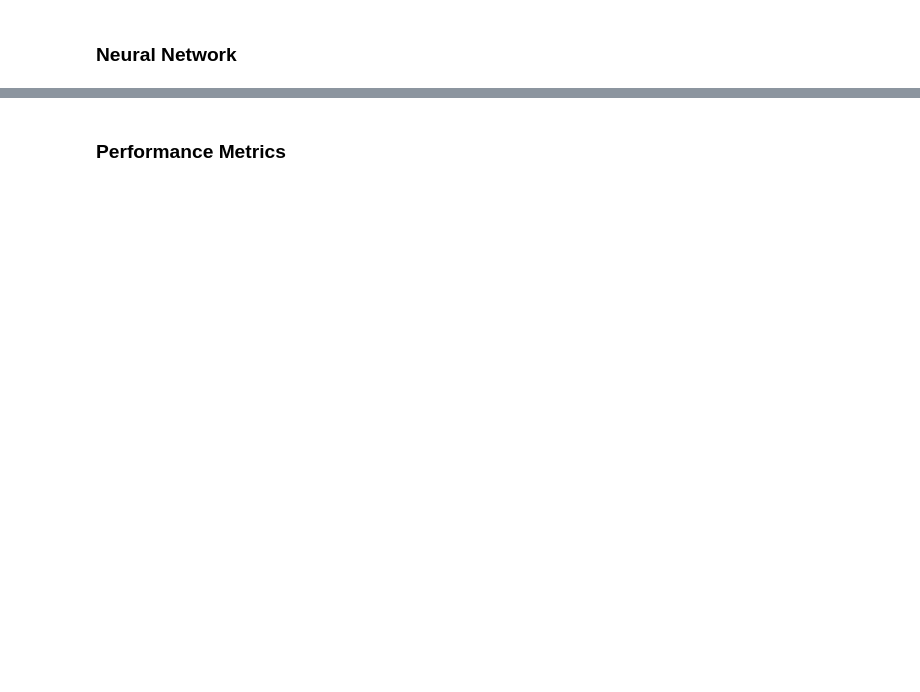
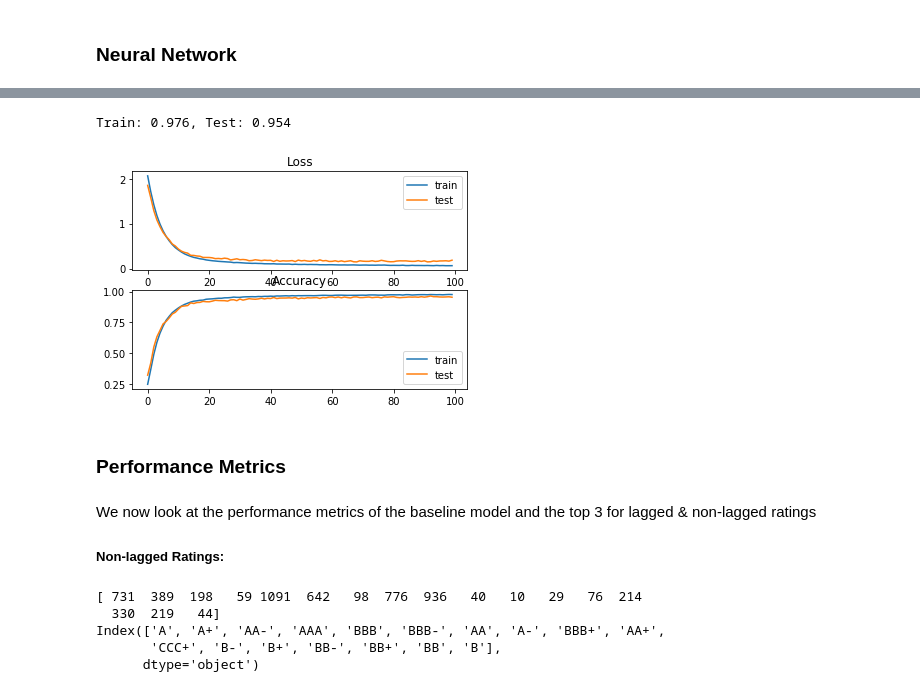
Before and after one commit to Mongobob/ML_Finance, a Jupyter notebook: Main.ipynb, the cells around one changed output, grey strips where cells are left out. Drawn from its saved outputs; the diff is of its cells as text; code cells hidden in the pictures; blank space fills up the shorter version.

```diff
--- a/Main.ipynb
+++ b/Main.ipynb
@@ -868,29 +1253,32 @@ print(datetime.datetime.now())
 # %%
 #Training the optimal Neural Network with 2 Layers on the whole Training Data
 model = Sequential()
-model.add(Dense(400, input_dim=34, activation='sigmoid'))
+model.add(Dense(400, input_dim=X_train_lag_std.shape[1], activation='sigmoid'))
 model.add(Dense(150, activation='sigmoid'))
 model.add(Dense(17, activation='softmax'))
 # compile model
 model.compile(loss='sparse_categorical_crossentropy', optimizer='Nadam', metrics=['accuracy'])
 # fit model
-history = model.fit(X_train_std, Y_train, validation_data=(X_test_lag_std, Y_test_lag), epochs=200, batch_size=20, verbose=0)
+history = model.fit(X_train_lag_std, Y_train_lag, validation_data=(X_test_lag_std, Y_test_lag), epochs=100, batch_size=20, verbose=0)
 # evaluate the model
 _, train_acc = model.evaluate(X_train_lag_std, Y_train_lag, verbose=0)
 _, test_acc = model.evaluate(X_test_lag_std, Y_test_lag, verbose=0)
 print('Train: %.3f, Test: %.3f' % (train_acc, test_acc))
 # plot loss during training
 pyplot.subplot(211)
 pyplot.title('Loss')
 pyplot.plot(history.history['loss'], label='train')
 pyplot.plot(history.history['val_loss'], label='test')
 pyplot.legend()
 # plot accuracy during training
 pyplot.subplot(212)
 pyplot.title('Accuracy')
 pyplot.plot(history.history['accuracy'], label='train')
 pyplot.plot(history.history['val_accuracy'], label='test')
 pyplot.legend()
 pyplot.show()
+# %% [output]
+Train: 0.976, Test: 0.954
+[figure, added]
 # %% [markdown]
 ### Performance Metrics
@@ -939 +1285,14 @@ def plot_confusion_matrix(cm, classes,
+# %% [markdown]
+We now look at the performance metrics of the baseline model and the top 3 for lagged & non-lagged ratings
+##### Non-lagged Ratings:
+# %%
+#To find the order of classes for the non lagged ratings(for the lagged ratings we use this command already when creating the lagged values before we factorize them):
+print(np.bincount(Y_test))
+print(pd.factorize(df["splticrm"])[1])
+# %% [output]
+[ 731  389  198   59 1091  642   98  776  936   40   10   29   76  214
+  330  219   44]
+Index(['A', 'A+', 'AA-', 'AAA', 'BBB', 'BBB-', 'AA', 'A-', 'BBB+', 'AA+',
+       'CCC+', 'B-', 'B+', 'BB-', 'BB+', 'BB', 'B'],
+      dtype='object')
 # %%
```
Also changed, not shown: parts of 54 cells of this notebook, 1 other file.
